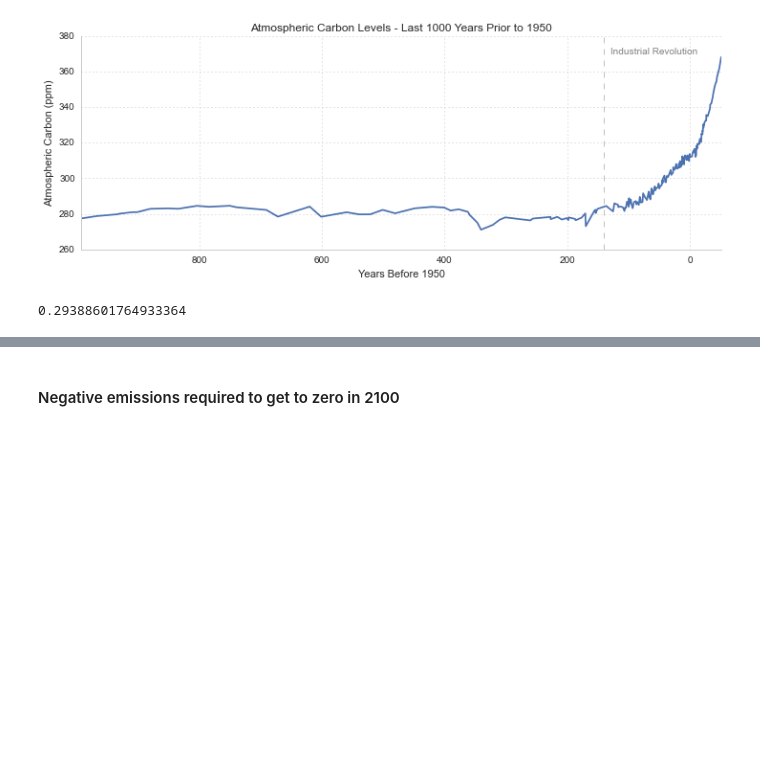
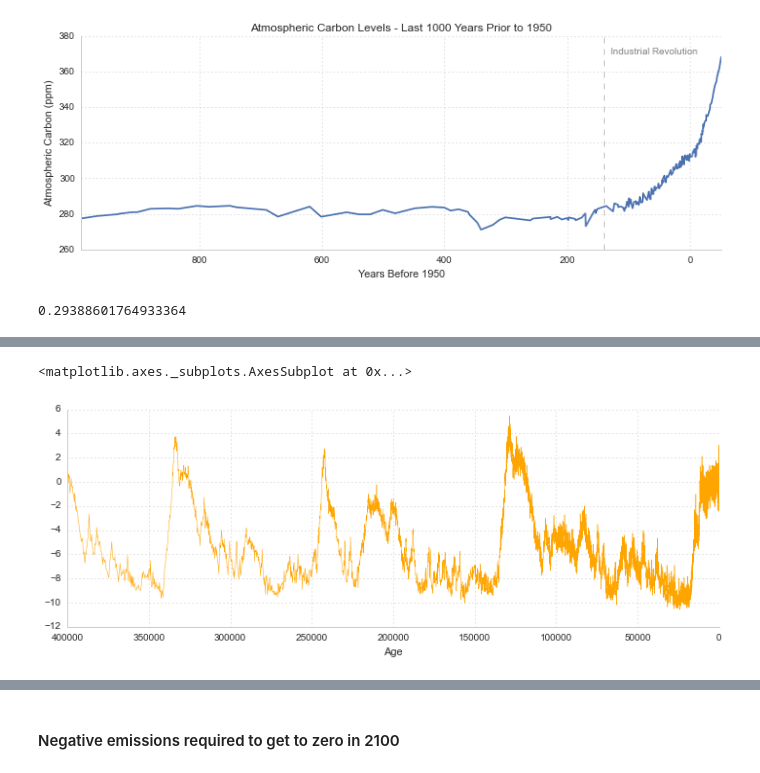
Before and after one commit to pdarche/carbon, a Jupyter notebook: notebooks/Carbon Footprint - EDA.ipynb, the cells around one changed output, grey strips where cells are left out. Saved outputs shown, nothing was run; the diff lists cells and outputs as text; code cells hidden in the pictures; blank space fills up the shorter version.

```diff
--- a/notebooks/Carbon Footprint - EDA.ipynb
+++ b/notebooks/Carbon Footprint - EDA.ipynb
@@ -407,0 +418,4 @@ perc_change
+# %%
+historic_temp = pd.read_csv('../data/historic_temp.csv')
+# %%
+historic_temp.index = historic_temp.Age
@@ -407,0 +432,11 @@ perc_change
+# %%
+ax = plt.axes()
+sns.despine()
+modify_gridlines(ax)
+
+(historic_temp[historic_temp.Age < 400000]
+    .sort_index(ascending=False)
+    .Temperature.plot(figsize=(12,4), linewidth=.5, color='orange'))
+# %% [output]
+<matplotlib.axes._subplots.AxesSubplot at 0x...>
+[figure, added]
```
Also changed, not shown: parts of 19 cells of this notebook.
